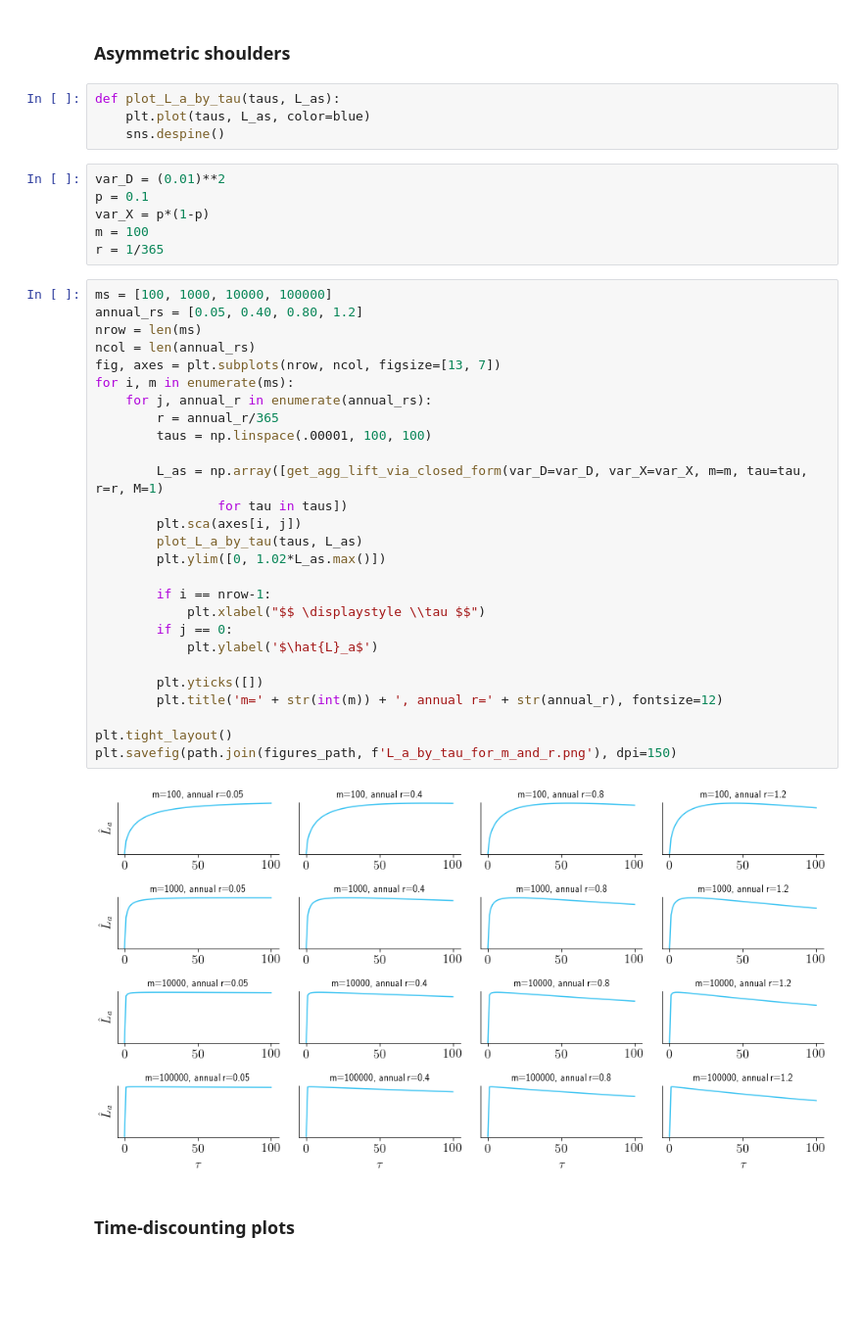
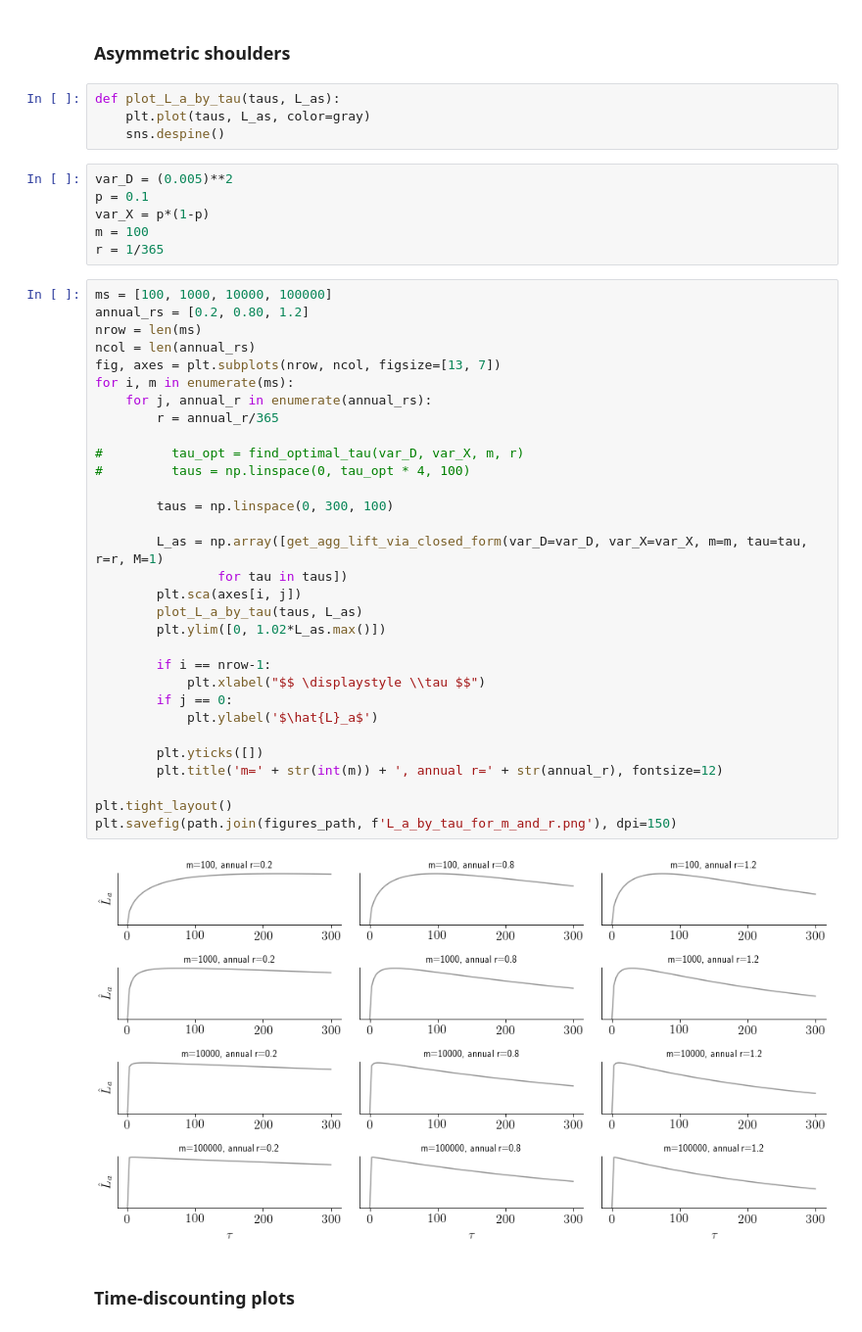
Before and after one commit to csaid/optimizing-sample-sizes-in-AB-testing, a Jupyter notebook: Optimizing sample sizes in AB testing.ipynb, the cells around one changed output. Shown at 98% size. Saved outputs shown, nothing was run; the diff lists cells and outputs as text; blank space fills up the shorter version.

```diff
--- a/Optimizing sample sizes in AB testing.ipynb
+++ b/Optimizing sample sizes in AB testing.ipynb
@@ -602,43 +663,47 @@ plt.savefig(path.join(figures_path, f'optimal_tau_and_sig_rate_by_m.png'), dpi=1
 ### Asymmetric shoulders
 # %%
 def plot_L_a_by_tau(taus, L_as):
-    plt.plot(taus, L_as, color=blue)
+    plt.plot(taus, L_as, color=gray)
     sns.despine()
 # %%
-var_D = (0.01)**2
+var_D = (0.005)**2
 p = 0.1
 var_X = p*(1-p)
 m = 100
 r = 1/365
 # %%
 ms = [100, 1000, 10000, 100000]
-annual_rs = [0.05, 0.40, 0.80, 1.2]
+annual_rs = [0.2, 0.80, 1.2]
 nrow = len(ms)
 ncol = len(annual_rs)
 fig, axes = plt.subplots(nrow, ncol, figsize=[13, 7])
 for i, m in enumerate(ms):
     for j, annual_r in enumerate(annual_rs):
         r = annual_r/365
-        taus = np.linspace(.00001, 100, 100)
+
+#         tau_opt = find_optimal_tau(var_D, var_X, m, r)
+#         taus = np.linspace(0, tau_opt * 4, 100)
+
+        taus = np.linspace(0, 300, 100)
 
         L_as = np.array([get_agg_lift_via_closed_form(var_D=var_D, var_X=var_X, m=m, tau=tau, r=r, M=1)
                 for tau in taus])
         plt.sca(axes[i, j])
         plot_L_a_by_tau(taus, L_as)
         plt.ylim([0, 1.02*L_as.max()])
 
         if i == nrow-1:
             plt.xlabel("$$ \displaystyle \\tau $$")
         if j == 0:
             plt.ylabel('$\hat{L}_a$')
 
         plt.yticks([])
         plt.title('m=' + str(int(m)) + ', annual r=' + str(annual_r), fontsize=12)
 
 plt.tight_layout()
 plt.savefig(path.join(figures_path, f'L_a_by_tau_for_m_and_r.png'), dpi=150)
 # %% [output]
-[figure, old version]
+[figure, new version]
 # %% [markdown]
 ### Time-discounting plots
 # %%
```
Also changed, not shown: parts of 22 cells of this notebook.
